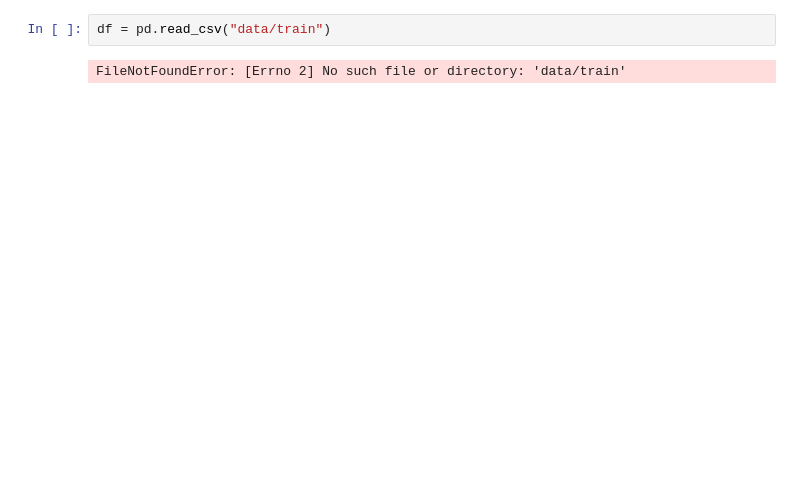
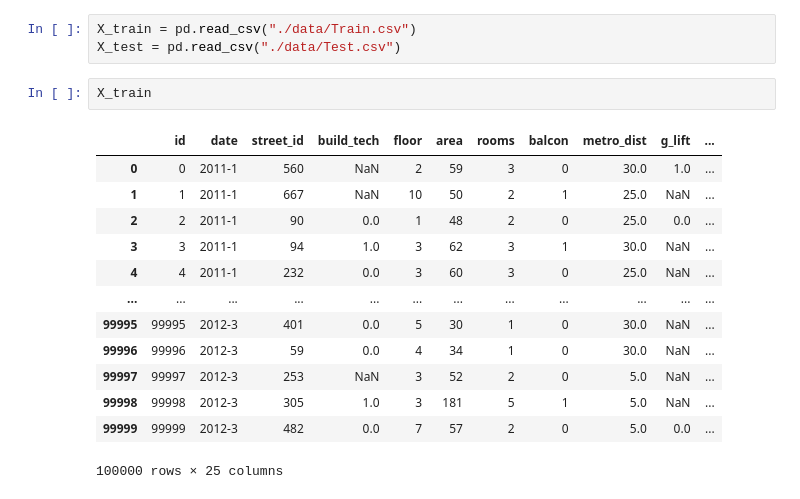
Before and after one commit to ilya0100/ML-intro-hw, a Jupyter notebook: hw-5/hw-5.ipynb, the cells around one changed output. Cells and saved outputs as stored; diff of their text form; blank space fills up the shorter version.

```diff
--- a/hw-5/hw-5.ipynb
+++ b/hw-5/hw-5.ipynb
@@ -3,4 +15,19 @@ import pandas as pd
 # %%
-df = pd.read_csv("data/train")
+X_train = pd.read_csv("./data/Train.csv")
+X_test = pd.read_csv("./data/Test.csv")
-# %% [output]
-FileNotFoundError: [Errno 2] No such file or directory: 'data/train'
+# %%
+X_train
+# %% [output]
+|  | id | date | street_id | build_tech | floor | area | rooms | balcon | metro_dist | g_lift | ... |
+| 0 | 0 | 2011-1 | 560 | NaN | 2 | 59 | 3 | 0 | 30.0 | 1.0 | ... |
+| 1 | 1 | 2011-1 | 667 | NaN | 10 | 50 | 2 | 1 | 25.0 | NaN | ... |
+| 2 | 2 | 2011-1 | 90 | 0.0 | 1 | 48 | 2 | 0 | 25.0 | 0.0 | ... |
+| 3 | 3 | 2011-1 | 94 | 1.0 | 3 | 62 | 3 | 1 | 30.0 | NaN | ... |
+| 4 | 4 | 2011-1 | 232 | 0.0 | 3 | 60 | 3 | 0 | 25.0 | NaN | ... |
+| ... | ... | ... | ... | ... | ... | ... | ... | ... | ... | ... | ... |
+| 99995 | 99995 | 2012-3 | 401 | 0.0 | 5 | 30 | 1 | 0 | 30.0 | NaN | ... |
+| 99996 | 99996 | 2012-3 | 59 | 0.0 | 4 | 34 | 1 | 0 | 30.0 | NaN | ... |
+| 99997 | 99997 | 2012-3 | 253 | NaN | 3 | 52 | 2 | 0 | 5.0 | NaN | ... |
+| 99998 | 99998 | 2012-3 | 305 | 1.0 | 3 | 181 | 5 | 1 | 5.0 | NaN | ... |
+| 99999 | 99999 | 2012-3 | 482 | 0.0 | 7 | 57 | 2 | 0 | 5.0 | 0.0 | ... |
+100000 rows × 25 columns
```
Also changed, not shown: parts of 60 cells of this notebook, 6 other files.
